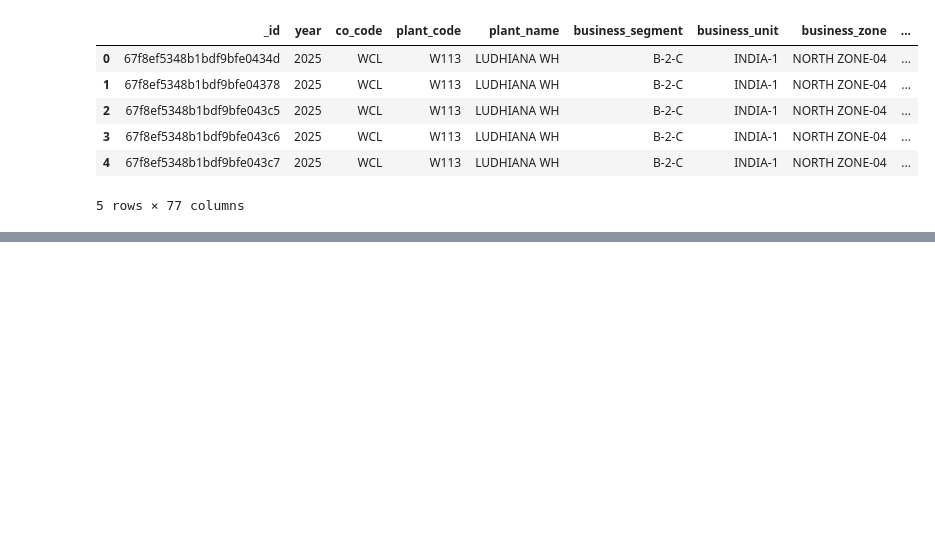
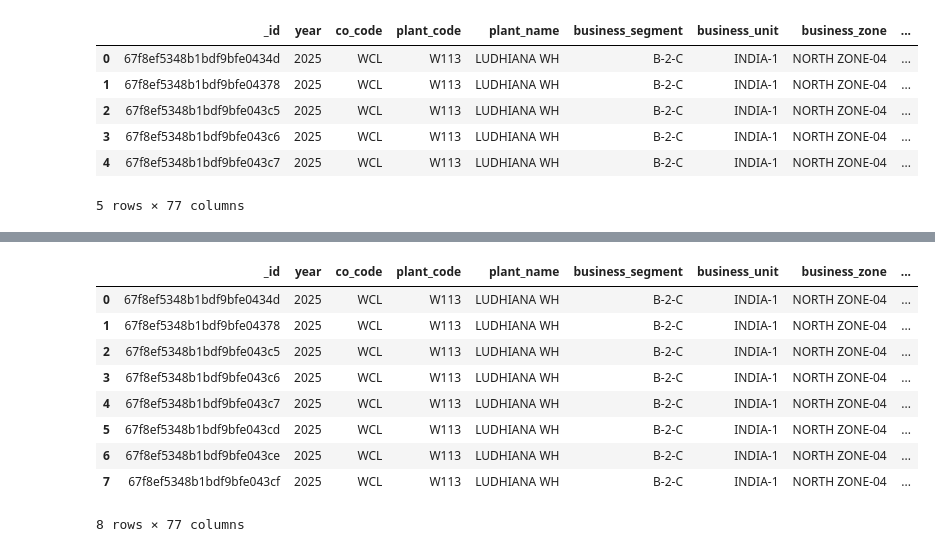
Before and after one commit to MohdSami234/Python, a Jupyter notebook: matplotlib/matplotlib.ipynb, the cells around one changed output, grey strips where cells are left out. Drawn from its saved outputs; the diff is of its cells as text; code cells hidden in the pictures; blank space fills up the shorter version.

```diff
--- a/matplotlib/matplotlib.ipynb
+++ b/matplotlib/matplotlib.ipynb
@@ -129,0 +141,17 @@ sales
+# %%
+##plot sales trend over time
+
+total_sales_by_tred = sales_data.groupby("posting_date")['new_budget_price_value'].sum().reset_index()
+total_sales_by_tred
+sales_data
+# %% [output]
+|  | _id | year | co_code | plant_code | plant_name | business_segment | business_unit | business_zone | ... |
+| 0 | 67f8ef5348b1bdf9bfe0434d | 2025 | WCL | W113 | LUDHIANA WH | B-2-C | INDIA-1 | NORTH ZONE-04 | ... |
+| 1 | 67f8ef5348b1bdf9bfe04378 | 2025 | WCL | W113 | LUDHIANA WH | B-2-C | INDIA-1 | NORTH ZONE-04 | ... |
+| 2 | 67f8ef5348b1bdf9bfe043c5 | 2025 | WCL | W113 | LUDHIANA WH | B-2-C | INDIA-1 | NORTH ZONE-04 | ... |
+| 3 | 67f8ef5348b1bdf9bfe043c6 | 2025 | WCL | W113 | LUDHIANA WH | B-2-C | INDIA-1 | NORTH ZONE-04 | ... |
+| 4 | 67f8ef5348b1bdf9bfe043c7 | 2025 | WCL | W113 | LUDHIANA WH | B-2-C | INDIA-1 | NORTH ZONE-04 | ... |
+| 5 | 67f8ef5348b1bdf9bfe043cd | 2025 | WCL | W113 | LUDHIANA WH | B-2-C | INDIA-1 | NORTH ZONE-04 | ... |
+| 6 | 67f8ef5348b1bdf9bfe043ce | 2025 | WCL | W113 | LUDHIANA WH | B-2-C | INDIA-1 | NORTH ZONE-04 | ... |
+| 7 | 67f8ef5348b1bdf9bfe043cf | 2025 | WCL | W113 | LUDHIANA WH | B-2-C | INDIA-1 | NORTH ZONE-04 | ... |
+8 rows × 77 columns
```
Also changed, not shown: parts of 3 cells of this notebook, 2 other files.
